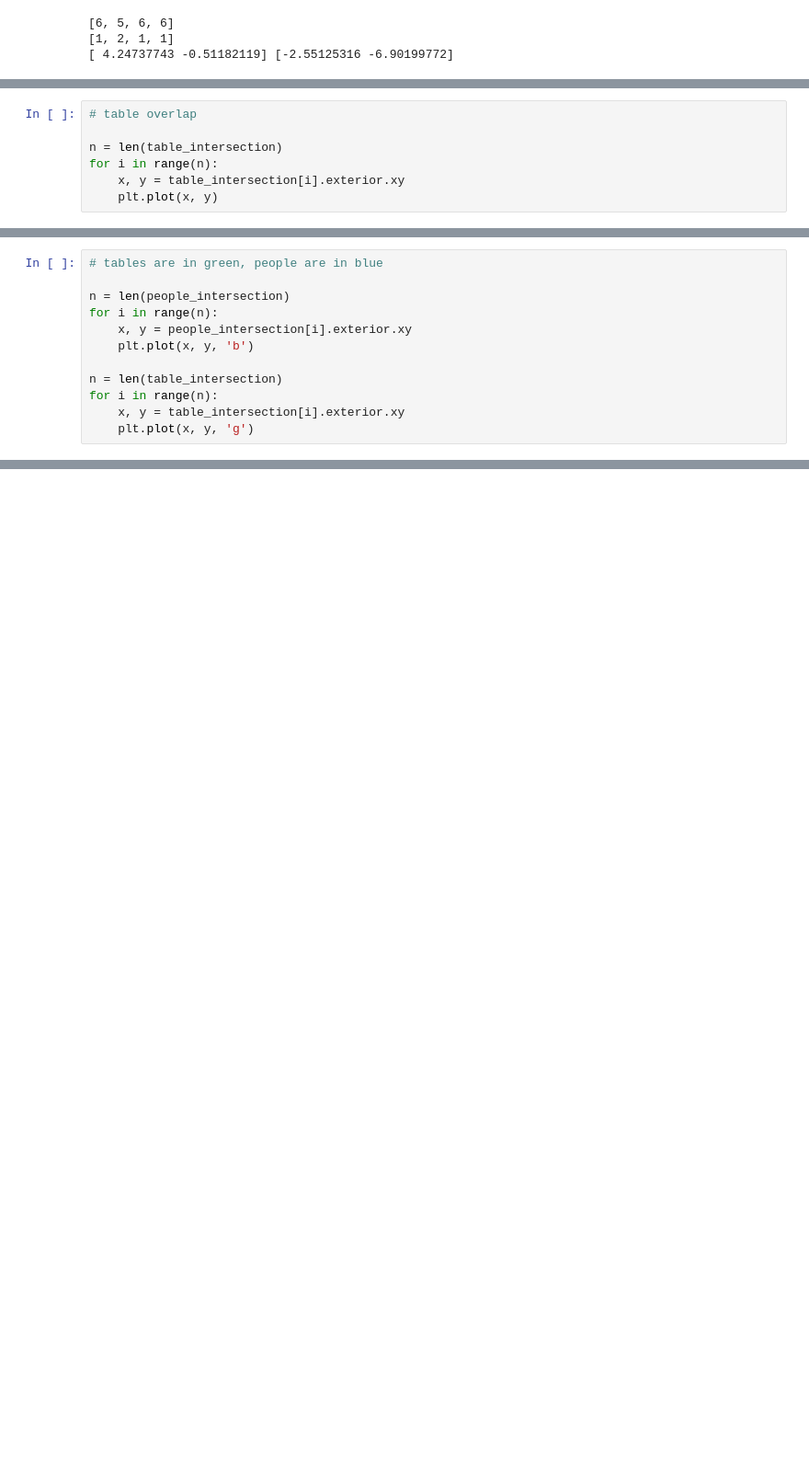
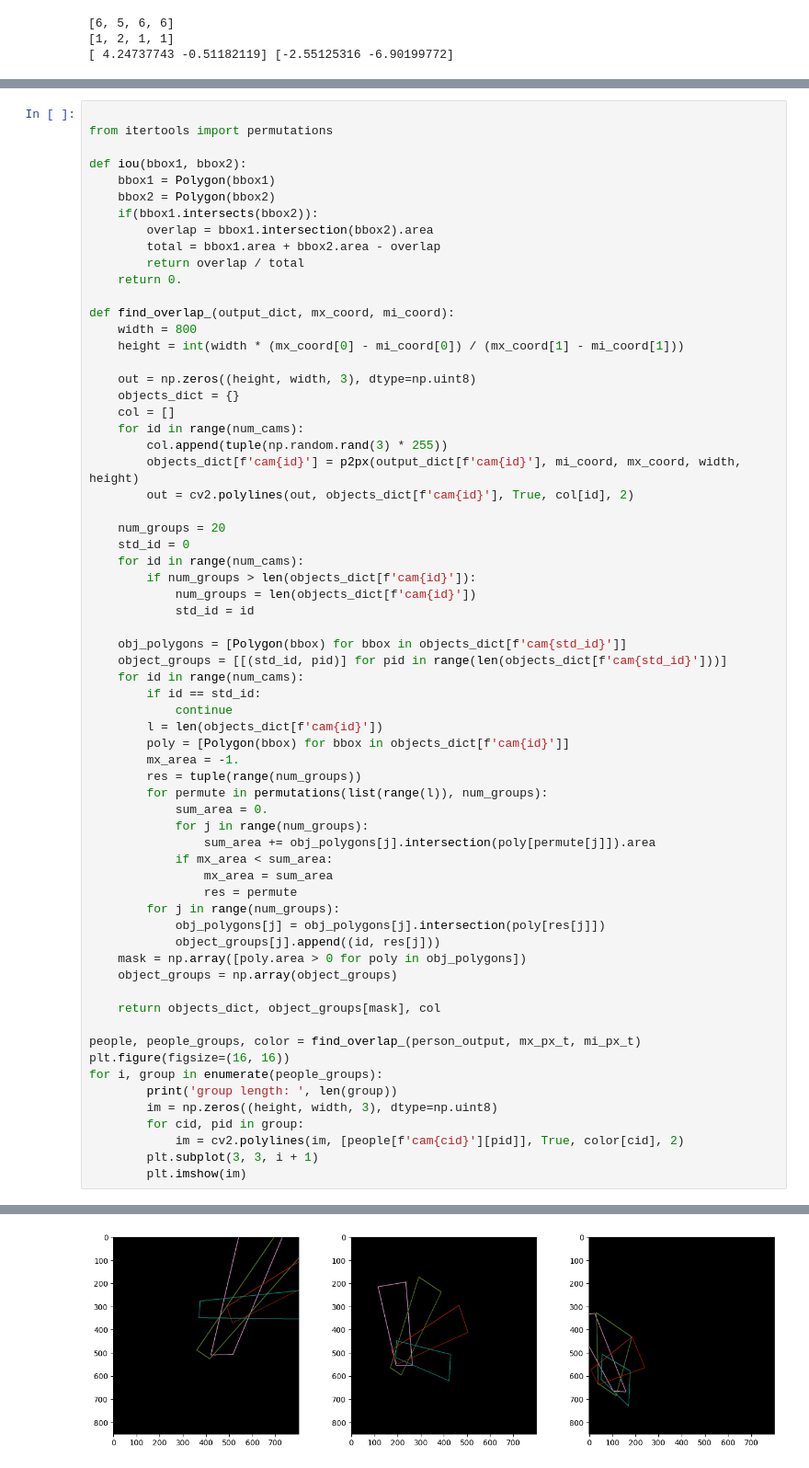
Before and after one commit to pasa3232/Vacant_seats_detector, a Jupyter notebook: predict_occupancy.ipynb, the cells around one changed output, grey strips where cells are left out. Shown: that part at 92% size. Saved outputs shown, nothing was run; the diff lists cells and outputs as text; blank space fills up the shorter version.

Commit message:
people detect

```diff
--- a/predict_occupancy.ipynb
+++ b/predict_occupancy.ipynb
@@ -311,7 +282,0 @@ for i in range(n):
-# %%
-# table overlap
-
-n = len(table_intersection)
-for i in range(n):
-    x, y = table_intersection[i].exterior.xy
-    plt.plot(x, y)
@@ -320,12 +282,0 @@ for i in range(n):
-# %%
-# tables are in green, people are in blue
-
-n = len(people_intersection)
-for i in range(n):
-    x, y = people_intersection[i].exterior.xy
-    plt.plot(x, y, 'b')
-
-n = len(table_intersection)
-for i in range(n):
-    x, y = table_intersection[i].exterior.xy
-    plt.plot(x, y, 'g')
@@ -336,0 +315,66 @@ for i in range(n):
+# %%
+
+from itertools import permutations
+
+def iou(bbox1, bbox2):
+    bbox1 = Polygon(bbox1)
+    bbox2 = Polygon(bbox2)
+    if(bbox1.intersects(bbox2)):
+        overlap = bbox1.intersection(bbox2).area
+        total = bbox1.area + bbox2.area - overlap
+        return overlap / total
+    return 0.
+
+def find_overlap_(output_dict, mx_coord, mi_coord):
+    width = 800
+    height = int(width * (mx_coord[0] - mi_coord[0]) / (mx_coord[1] - mi_coord[1]))
+
+    out = np.zeros((height, width, 3), dtype=np.uint8)
+    objects_dict = {}
+    col = []
+    for id in range(num_cams):
+        col.append(tuple(np.random.rand(3) * 255))
+        objects_dict[f'cam{id}'] = p2px(output_dict[f'cam{id}'], mi_coord, mx_coord, width, height)
+        out = cv2.polylines(out, objects_dict[f'cam{id}'], True, col[id], 2)
+
+    num_groups = 20
+    std_id = 0
+    for id in range(num_cams):
+        if num_groups > len(objects_dict[f'cam{id}']):
+            num_groups = len(objects_dict[f'cam{id}'])
+            std_id = id
+
+    obj_polygons = [Polygon(bbox) for bbox in objects_dict[f'cam{std_id}']]
+    object_groups = [[(std_id, pid)] for pid in range(len(objects_dict[f'cam{std_id}']))]
+    for id in range(num_cams):
+        if id == std_id:
+            continue
+        l = len(objects_dict[f'cam{id}'])
+        poly = [Polygon(bbox) for bbox in objects_dict[f'cam{id}']]
+        mx_area = -1.
+        res = tuple(range(num_groups))
+        for permute in permutations(list(range(l)), num_groups):
+            sum_area = 0.
+            for j in range(num_groups):
+                sum_area += obj_polygons[j].intersection(poly[permute[j]]).area
+            if mx_area < sum_area:
+                mx_area = sum_area
+                res = permute
+        for j in range(num_groups):
+            obj_polygons[j] = obj_polygons[j].intersection(poly[res[j]])
+            object_groups[j].append((id, res[j]))
+    mask = np.array([poly.area > 0 for poly in obj_polygons])
+    object_groups = np.array(object_groups)
+
+    return objects_dict, object_groups[mask], col
+
+people, people_groups, color = find_overlap_(person_output, mx_px_t, mi_px_t)
+plt.figure(figsize=(16, 16))
+for i, group in enumerate(people_groups):
+        print('group length: ', len(group))
+        im = np.zeros((height, width, 3), dtype=np.uint8)
+        for cid, pid in group:
+            im = cv2.polylines(im, [people[f'cam{cid}'][pid]], True, color[cid], 2)
+        plt.subplot(3, 3, i + 1)
+        plt.imshow(im)
+# %% [output]
@@ -336,0 +384 @@ for i in range(n):
+[figure, added]
```
Also changed, not shown: parts of 13 cells of this notebook, 33 other files.
